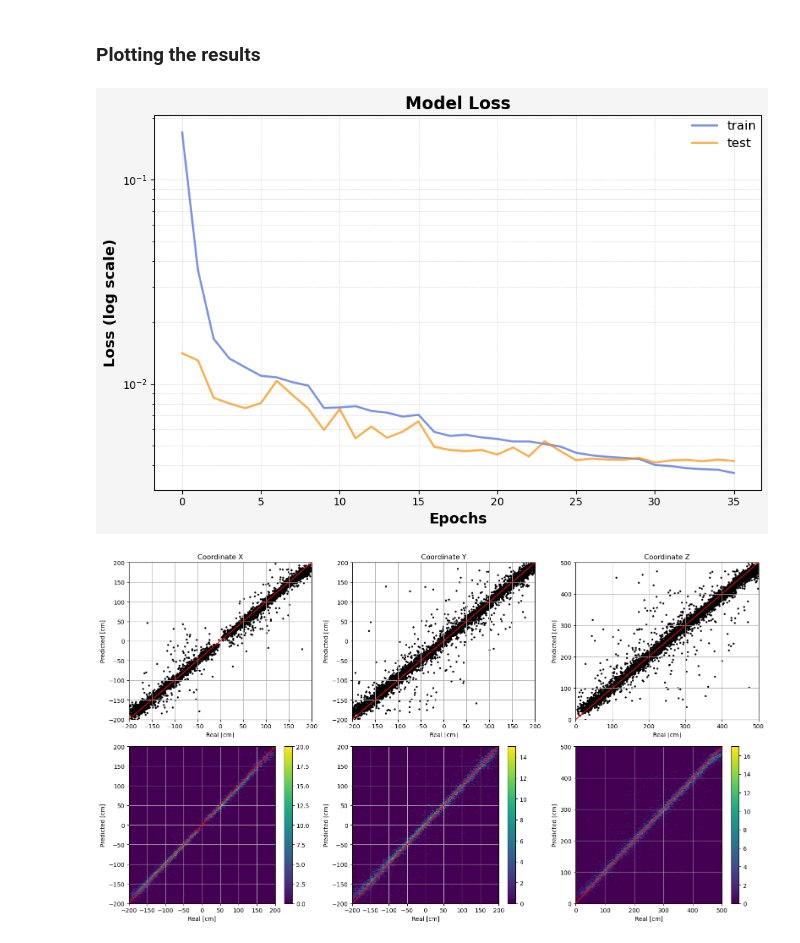
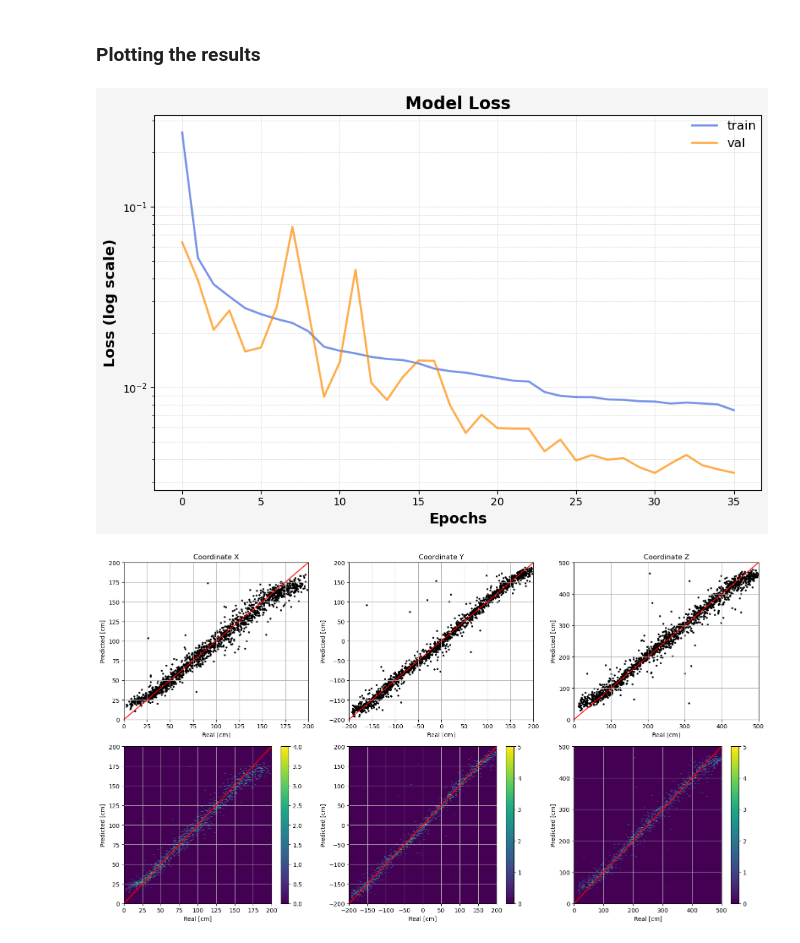
Before and after one commit to CIEMAT-Neutrino/AI_nuvT, a Jupyter notebook: (Nuevo)2_CNN.ipynb, the cells around one changed output. Drawn from its saved outputs; the diff is of its cells as text; code cells hidden in the pictures.

```diff
--- a/(Nuevo)2_CNN.ipynb
+++ b/(Nuevo)2_CNN.ipynb
@@ -60,6 +138,6 @@ dEpromz = dEpromz.reshape(-1, 1)
 # %%
 #y = np.column_stack((nuvT_c, dEpromx_f, dEpromy_f, dEpromz_f))
-y = np.column_stack((dEpromx, dEpromy, dEpromz))
+y = np.column_stack((dEpromx_abs, dEpromy, dEpromz))
 y_np = ak.to_numpy(y)
 print("Merged y_np:")
 print(y_np)
@@ -79,8 +157,8 @@ from sklearn.preprocessing import MinMaxScaler
 
 # For 3 entries (x,y,z):
 
-columns_minus1_to_1 = [0,1]  # columns 0 and 1 to scale to [-1, 1]
-columns_0_to_1 = [2]  # column 2 to scale to [0, 1]
+columns_minus1_to_1 = [1]  # columns 0 and 1 to scale to [-1, 1]
+columns_0_to_1 = [0,2]  # column 2 to scale to [0, 1]
 
 
 # Initialize two scalers
@@ -390,0 +405,3 @@ Epoch 36/80
+# %%
+y_val_pred = model.predict(x_val)
+y_test_pred = model.predict(x_test)
@@ -392,15 +412,21 @@ Epoch 36/80
 ### Plotting the results
 # %%
 # Initialize a copy of the scaled combined data
-y_pred_inverse= np.copy(y_pred)
+y_val_pred_inverse= np.copy(y_val_pred)
+y_test_pred_inverse= np.copy(y_test_pred)
+y_val_inverse= np.copy(y_val)
 y_test_inverse= np.copy(y_test)
 
 # Inverse scaling for columns scaled to [0, 1]
-y_pred_inverse[:, columns_0_to_1] = scaler_0_1.inverse_transform(y_pred[:, columns_0_to_1])
+y_val_pred_inverse[:, columns_0_to_1] = scaler_0_1.inverse_transform(y_val_pred[:, columns_0_to_1])
+y_test_pred_inverse[:, columns_0_to_1] = scaler_0_1.inverse_transform(y_test_pred[:, columns_0_to_1])
+y_val_inverse[:, columns_0_to_1] = scaler_0_1.inverse_transform(y_val[:, columns_0_to_1])
 y_test_inverse[:, columns_0_to_1] = scaler_0_1.inverse_transform(y_test[:, columns_0_to_1])
 
 # Inverse scaling for columns scaled to [-1, 1]
-y_pred_inverse[:, columns_minus1_to_1] = scaler_minus1_1.inverse_transform(y_pred[:, columns_minus1_to_1])
+y_val_pred_inverse[:, columns_minus1_to_1] = scaler_minus1_1.inverse_transform(y_val_pred[:, columns_minus1_to_1])
+y_test_pred_inverse[:, columns_minus1_to_1] = scaler_minus1_1.inverse_transform(y_test_pred[:, columns_minus1_to_1])
+y_val_inverse[:, columns_minus1_to_1] = scaler_minus1_1.inverse_transform(y_val[:, columns_minus1_to_1])
 y_test_inverse[:, columns_minus1_to_1] = scaler_minus1_1.inverse_transform(y_test[:, columns_minus1_to_1])
 # %%
 import matplotlib.pyplot as plt
@@ -418,7 +444,7 @@ plt.plot(model_history['loss'], label='train', color='royalblue', linestyle='-',
 
 
 # Testing curves (using shades of orange and red)
-plt.plot(model_history['val_loss'], label='test', color='darkorange', linestyle='-', markersize=6, alpha=0.7, linewidth=2)
+plt.plot(model_history['val_loss'], label='val', color='darkorange', linestyle='-', markersize=6, alpha=0.7, linewidth=2)
 
 
 # Enhance plot appearance
@@ -440,36 +466,36 @@ plt.gcf().set_facecolor('whitesmoke')
 plt.tight_layout()
 plt.show()
 # %% [output]
-[figure, old version]
+[figure, new version]
 # %%
 fig, axs = plt.subplots(2,3,figsize=(16,9))
 
 
 
-axs[0,0].scatter(y_test_inverse[:,0], y_pred_inverse[:,0], color="black",s=5)
+axs[0,0].scatter(y_test_inverse[:,0], y_test_pred_inverse[:,0], color="black",s=5)
 axs[0,0].grid()
 
-axs[0,0].plot([-200,200],[-200,200],color="r")
+axs[0,0].plot([0,200],[0,200],color="r")
 axs[0,0].title.set_text('Coordinate X')
-axs[0,0].set_xlim([-200,200])
-axs[0,0].set_ylim([-200,200])
+axs[0,0].set_xlim([0,200])
+axs[0,0].set_ylim([0,200])
 axs[0,0].set_ylabel('Predicted [cm]')
 axs[0,0].set_xlabel('Real [cm]')
 
 
-im1 = axs[1,0].hist2d(y_test_inverse[:,0], y_pred_inverse[:,0].flatten(), bins=(100, 300), cmap='viridis', cmax=30)
+im1 = axs[1,0].hist2d(y_test_inverse[:,0], y_test_pred_inverse[:,0].flatten(), bins=(100, 300), cmap='viridis', cmax=30)
 fig.colorbar(im1[3], ax=axs[1,0])
 axs[1,0].grid()
 
-axs[1,0].plot([-200,200],[-200,200],'r')
-axs[1,0].set_xlim([-200,200])
-axs[1,0].set_ylim([-200,200])
+axs[1,0].plot([0,200],[0,200],'r')
+axs[1,0].set_xlim([0,200])
+axs[1,0].set_ylim([0,200])
 axs[1,0].set_ylabel('Predicted [cm]')
 axs[1,0].set_xlabel('Real [cm]')
 axs[1,0].set_facecolor('#440154')
 
 
-axs[0,1].scatter(y_test_inverse[:,1], y_pred_inverse[:,1], color="black",s=5)
+axs[0,1].scatter(y_test_inverse[:,1], y_test_pred_inverse[:,1], color="black",s=5)
 axs[0,1].grid()
 
 axs[0,1].plot([-200,200],[-200,200],color="r")
@@ -480,7 +506,7 @@ axs[0,1].set_ylabel('Predicted [cm]')
 axs[0,1].set_xlabel('Real [cm]')
 
 
-im2 = axs[1,1].hist2d(y_test_inverse[:,1], y_pred_inverse[:,1].flatten(), bins=(100, 300), cmap='viridis', cmax=30)
+im2 = axs[1,1].hist2d(y_test_inverse[:,1], y_test_pred_inverse[:,1].flatten(), bins=(100, 300), cmap='viridis', cmax=30)
 fig.colorbar(im2[3], ax=axs[1,1])
 axs[1,1].grid()
 
@@ -490,36 +516,36 @@ axs[1,1].set_ylim([-200,200])
 axs[1,1].set_ylabel('Predicted [cm]')
 axs[1,1].set_xlabel('Real [cm]')
 axs[1,1].set_facecolor('#440154')
 
 
-axs[0,2].scatter(y_test_inverse[:,2], y_pred_inverse[:,2], color="black",s=5)
+axs[0,2].scatter(y_test_inverse[:,2], y_test_pred_inverse[:,2], color="black",s=5)
 axs[0,2].grid()
 
 axs[0,2].plot([0,500],[0,500],color="r")
 axs[0,2].title.set_text('Coordinate Z')
 axs[0,2].set_xlim([0,500])
 axs[0,2].set_ylim([0,500])
 axs[0,2].set_ylabel('Predicted [cm]')
 axs[0,2].set_xlabel('Real [cm]')
 
 
-im3 = axs[1,2].hist2d(y_test_inverse[:,2], y_pred_inverse[:,2].flatten(), bins=(100, 300), cmap='viridis', cmax=30)
+im3 = axs[1,2].hist2d(y_test_inverse[:,2], y_test_pred_inverse[:,2].flatten(), bins=(100, 300), cmap='viridis', cmax=30)
 fig.colorbar(im3[3], ax=axs[1,2])
 axs[1,2].grid()
 
 axs[1,2].set_xlim([0,500])
 axs[1,2].set_ylim([0,500])
 axs[1,2].plot([0,500],[0,500], 'r')
 axs[1,2].set_ylabel('Predicted [cm]')
 axs[1,2].set_xlabel('Real [cm]')
 axs[1,2].set_facecolor('#440154')
 
 fig.tight_layout()
 
 plt.show()
 #plt.savefig('/tmp/...', dpi=300)
 # %% [output]
-[figure, old version]
+[figure, new version]
 # %%
 from scipy.optimize import curve_fit
 import numpy as np
```
Also changed, not shown: parts of 27 cells of this notebook, 3 other files.
